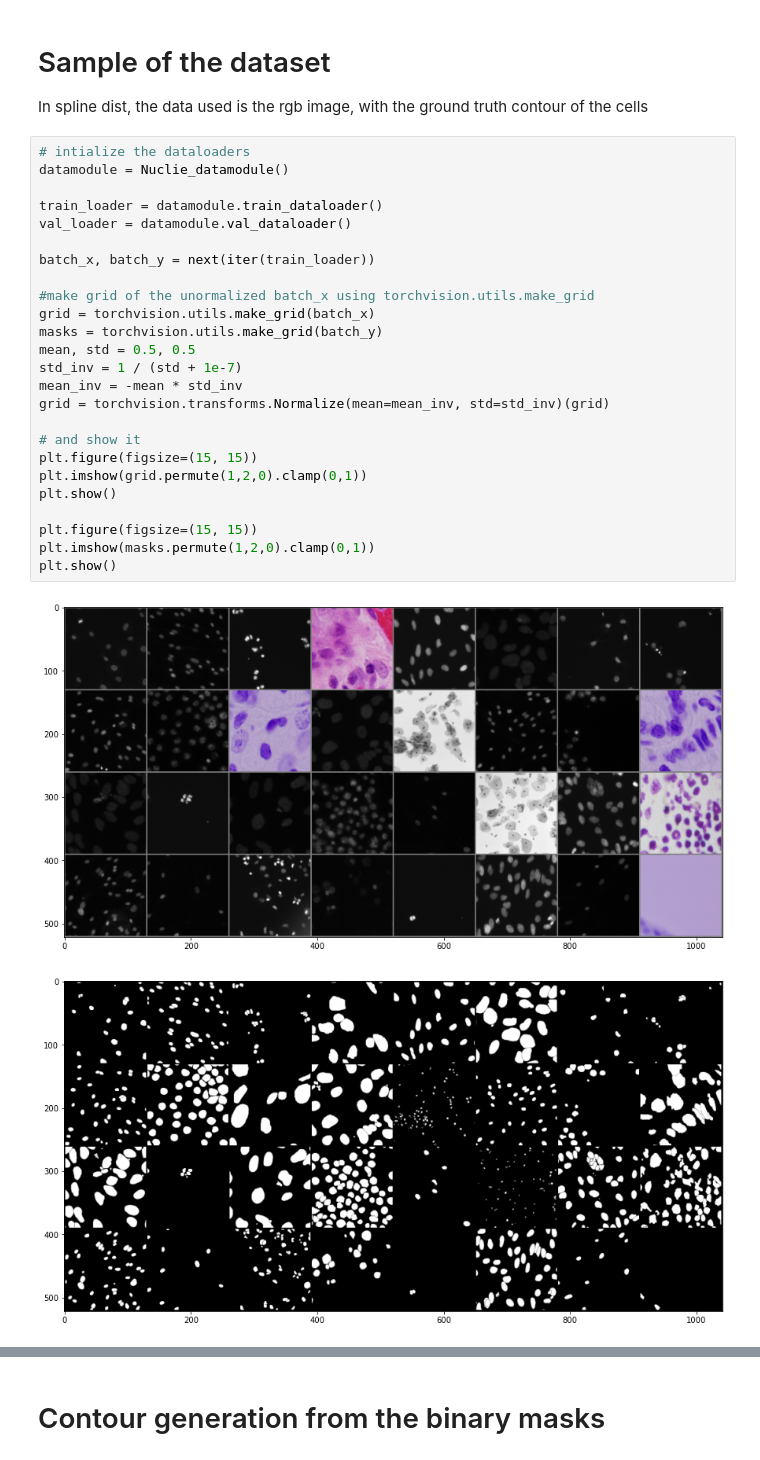
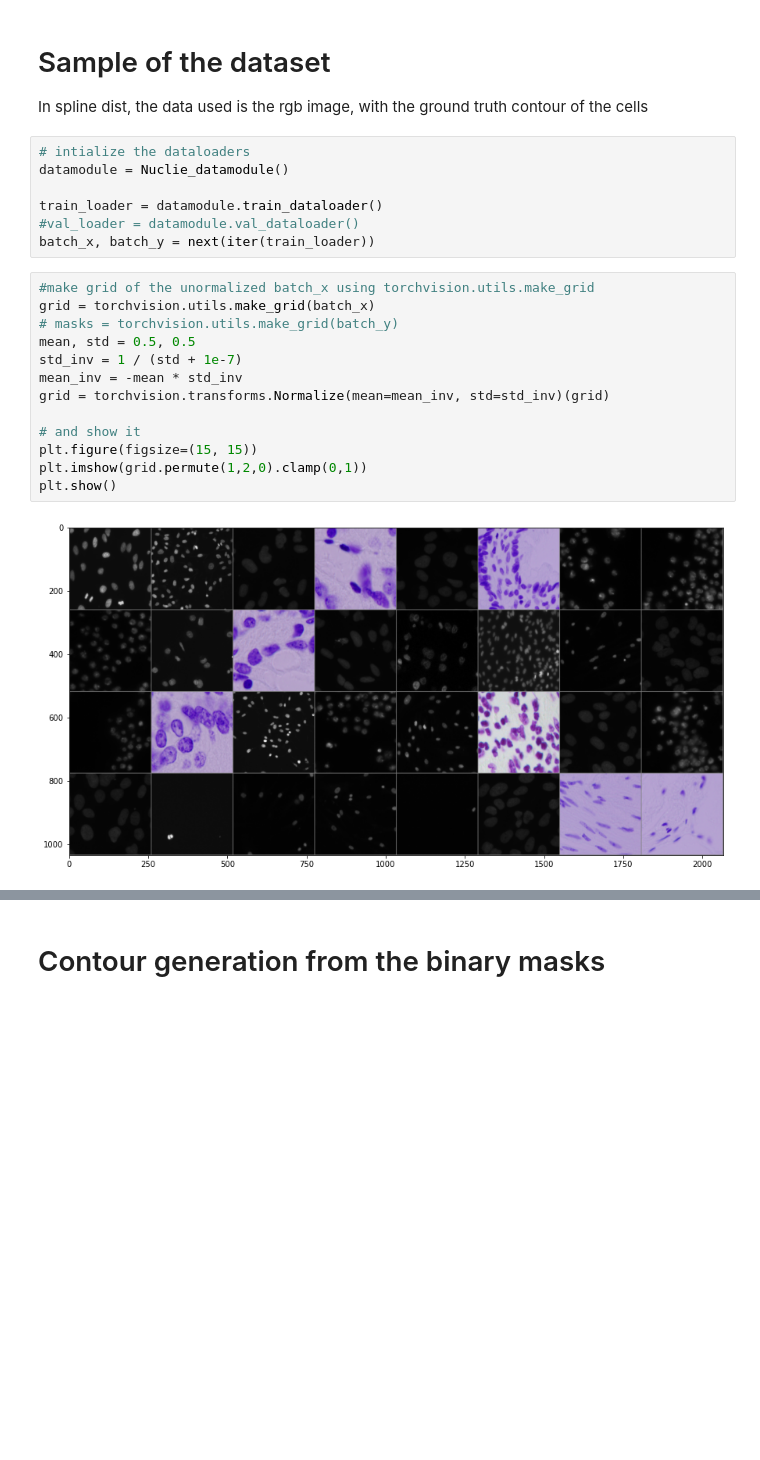
Before and after one commit to mbeni12333/SplineDist, a Jupyter notebook: src/Experiments/contours.ipynb, the cells around one changed output, grey strips where cells are left out. Saved outputs shown, nothing was run; the diff lists cells and outputs as text; blank space fills up the shorter version.

```diff
--- a/src/Experiments/contours.ipynb
+++ b/src/Experiments/contours.ipynb
@@ -23,31 +20,25 @@ The autoreload extension is already loaded. To reload it, use:
 # %% [markdown]
 # Sample of the dataset
 In spline dist, the data used is the rgb image, with the ground truth contour of the cells
+# %%
+# intialize the dataloaders
+datamodule = Nuclie_datamodule()
+
+train_loader = datamodule.train_dataloader()
+#val_loader = datamodule.val_dataloader()
+batch_x, batch_y = next(iter(train_loader))
 # %%
-# intialize the dataloaders
-datamodule = Nuclie_datamodule()
-
-train_loader = datamodule.train_dataloader()
-val_loader = datamodule.val_dataloader()
-
-batch_x, batch_y = next(iter(train_loader))
-
 #make grid of the unormalized batch_x using torchvision.utils.make_grid
 grid = torchvision.utils.make_grid(batch_x)
-masks = torchvision.utils.make_grid(batch_y)
+# masks = torchvision.utils.make_grid(batch_y)
 mean, std = 0.5, 0.5
 std_inv = 1 / (std + 1e-7)
 mean_inv = -mean * std_inv
 grid = torchvision.transforms.Normalize(mean=mean_inv, std=std_inv)(grid)
 
 # and show it
 plt.figure(figsize=(15, 15))
 plt.imshow(grid.permute(1,2,0).clamp(0,1))
 plt.show()
-
-plt.figure(figsize=(15, 15))
-plt.imshow(masks.permute(1,2,0).clamp(0,1))
-plt.show()
 # %% [output]
-[figure, old version]
+[figure, new version]
-[figure, removed]
```
Also changed, not shown: parts of 6 cells of this notebook, 48 other files.
